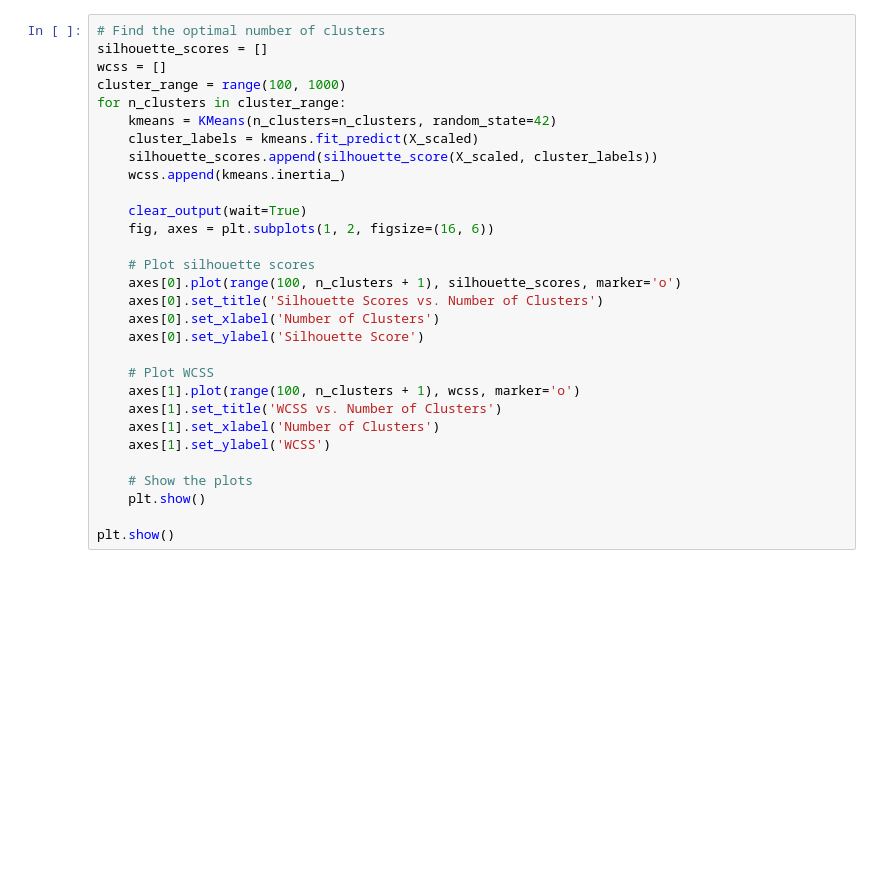
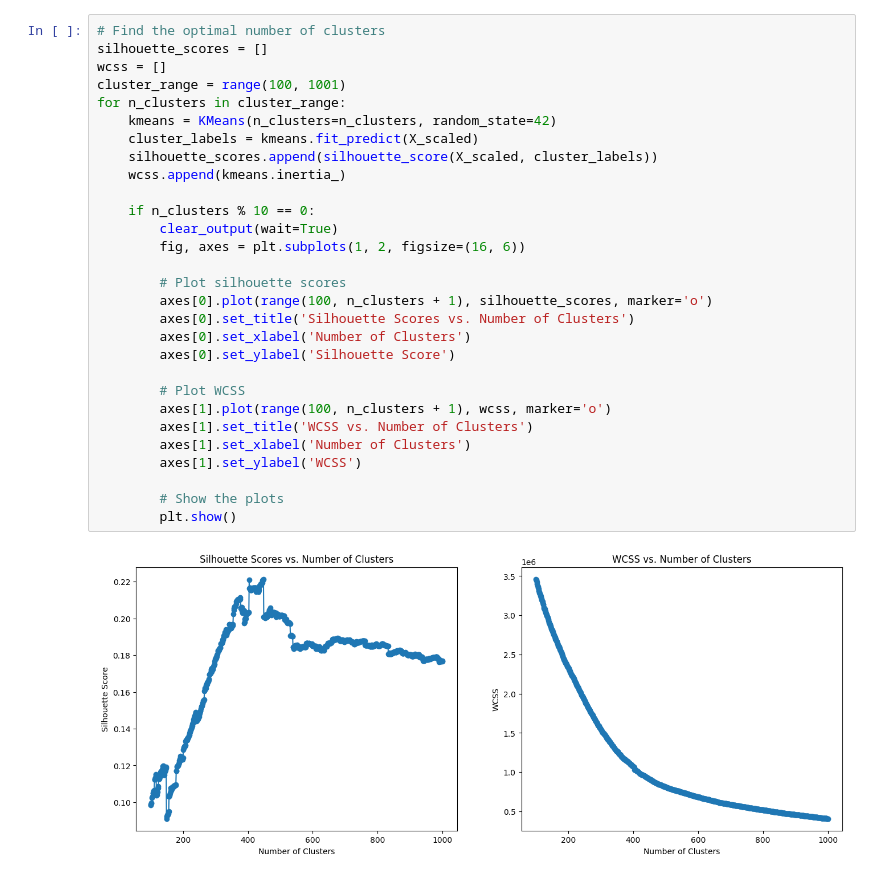
Before and after one commit to williamthio/pokemontcg, a Jupyter notebook: cluster_size_analysis.ipynb, the cells around one changed output. Saved outputs shown, nothing was run; the diff lists cells and outputs as text; blank space fills up the shorter version.

```diff
--- a/cluster_size_analysis.ipynb
+++ b/cluster_size_analysis.ipynb
@@ -39,30 +90,31 @@ X_scaled = scaler.fit_transform(X)
 # %%
 # Find the optimal number of clusters
 silhouette_scores = []
 wcss = []
-cluster_range = range(100, 1000)
+cluster_range = range(100, 1001)
 for n_clusters in cluster_range:
     kmeans = KMeans(n_clusters=n_clusters, random_state=42)
     cluster_labels = kmeans.fit_predict(X_scaled)
     silhouette_scores.append(silhouette_score(X_scaled, cluster_labels))
     wcss.append(kmeans.inertia_)
 
-    clear_output(wait=True)
-    fig, axes = plt.subplots(1, 2, figsize=(16, 6))
+    if n_clusters % 10 == 0:
+        clear_output(wait=True)
+        fig, axes = plt.subplots(1, 2, figsize=(16, 6))
 
-    # Plot silhouette scores
-    axes[0].plot(range(100, n_clusters + 1), silhouette_scores, marker='o')
-    axes[0].set_title('Silhouette Scores vs. Number of Clusters')
-    axes[0].set_xlabel('Number of Clusters')
-    axes[0].set_ylabel('Silhouette Score')
+        # Plot silhouette scores
+        axes[0].plot(range(100, n_clusters + 1), silhouette_scores, marker='o')
+        axes[0].set_title('Silhouette Scores vs. Number of Clusters')
+        axes[0].set_xlabel('Number of Clusters')
+        axes[0].set_ylabel('Silhouette Score')
 
-    # Plot WCSS
-    axes[1].plot(range(100, n_clusters + 1), wcss, marker='o')
-    axes[1].set_title('WCSS vs. Number of Clusters')
-    axes[1].set_xlabel('Number of Clusters')
-    axes[1].set_ylabel('WCSS')
+        # Plot WCSS
+        axes[1].plot(range(100, n_clusters + 1), wcss, marker='o')
+        axes[1].set_title('WCSS vs. Number of Clusters')
+        axes[1].set_xlabel('Number of Clusters')
+        axes[1].set_ylabel('WCSS')
 
-    # Show the plots
-    plt.show()
-
-plt.show()
+        # Show the plots
+        plt.show()
+# %% [output]
+[figure, added]
```
Also changed, not shown: parts of 8 cells of this notebook, 1 other file.
